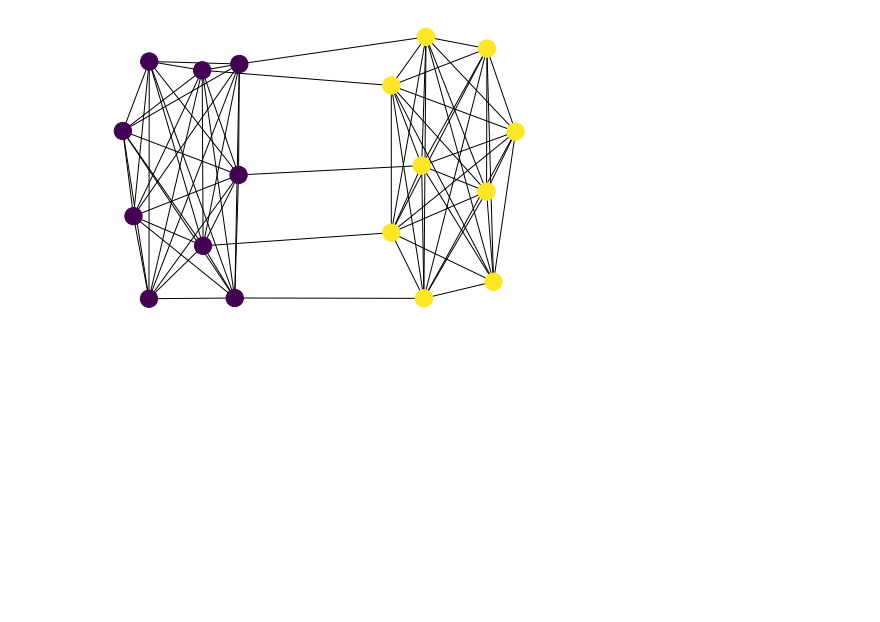
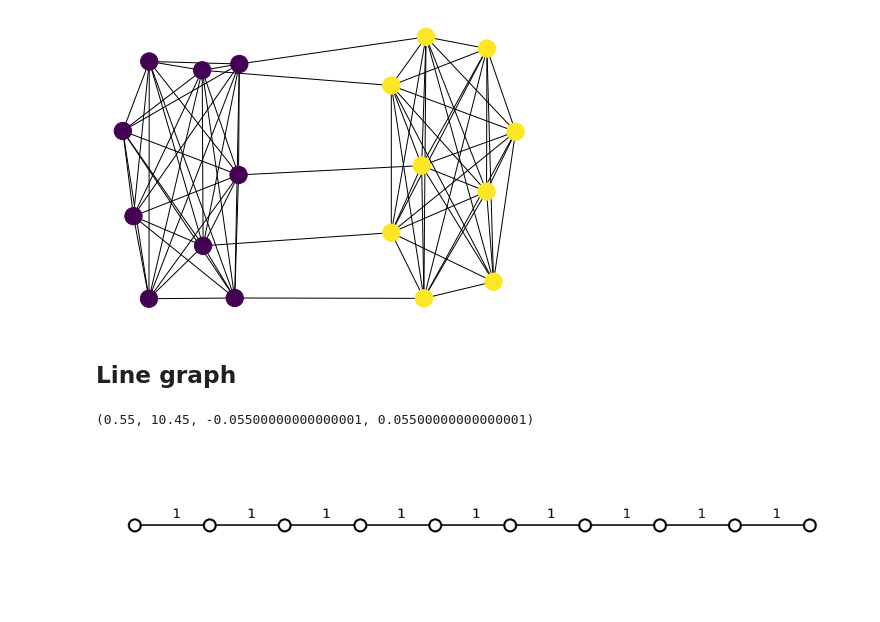
Before and after one commit to JulienLefevreMars/GSI_2023, a Jupyter notebook: GSI_presentation.ipynb, the cells around one changed output. Drawn from its saved outputs; the diff is of its cells as text; code cells hidden in the pictures; blank space fills up the shorter version.

Commit message:
New figure for presentation

```diff
--- a/GSI_presentation.ipynb
+++ b/GSI_presentation.ipynb
@@ -66,3 +66,5 @@ for e in G.edges:
 nx.draw(G,node_color = vec[:,1]>0,pos=pos)
 # %% [output]
 [figure]
+# %% [markdown]
+## Line graph
@@ -68,0 +73,27 @@ nx.draw(G,node_color = vec[:,1]>0,pos=pos)
+# %%
+n = 10
+G = nx.path_graph(n)
+'''dict = {}
+for i in G.nodes:
+    dict[i]=i+1
+G=nx.relabel_nodes(G,dict)
+'''
+options = {
+    "node_color": "white",
+    "edgecolors": "black",
+    "linewidths": 3,
+    "width": 2,
+}
+pos = {}
+cpt=1
+for i in G.nodes:
+    pos[i] = [cpt,0]
+    cpt+=1
+plt.figure(figsize=(15,3))
+nx.draw(G,pos=pos,**options)
+for i in range(1,n):
+    plt.text(i+0.5,0.005,"1",fontsize=20,verticalalignment="baseline")
+plt.axis("off")
+# %% [output]
+(0.55, 10.45, -0.05500000000000001, 0.05500000000000001)
+[figure, added]
```
Also changed, not shown: parts of 15 cells of this notebook.
